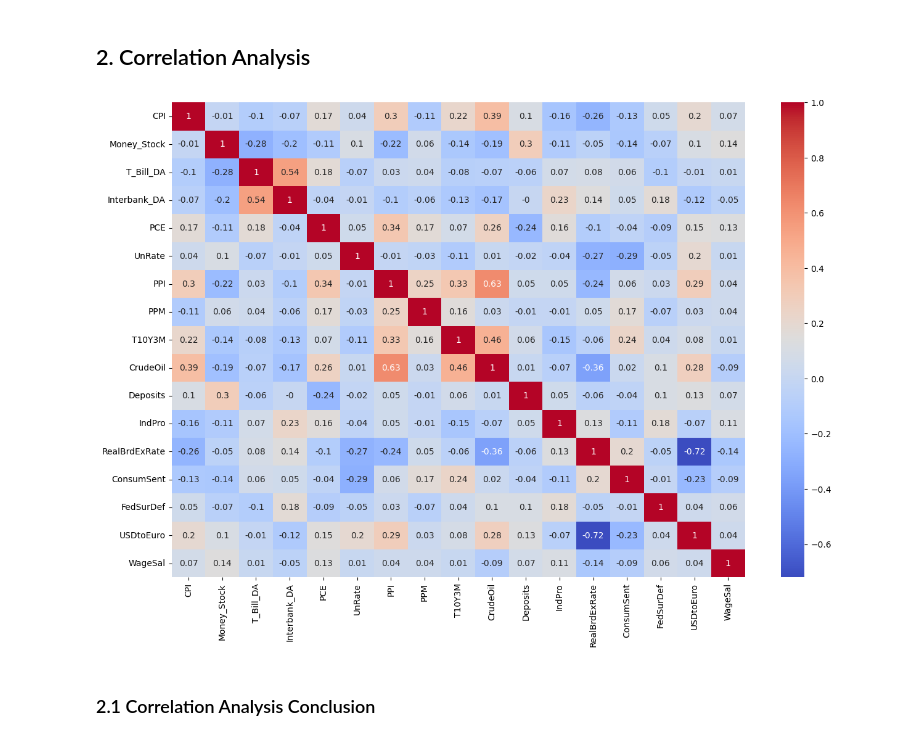
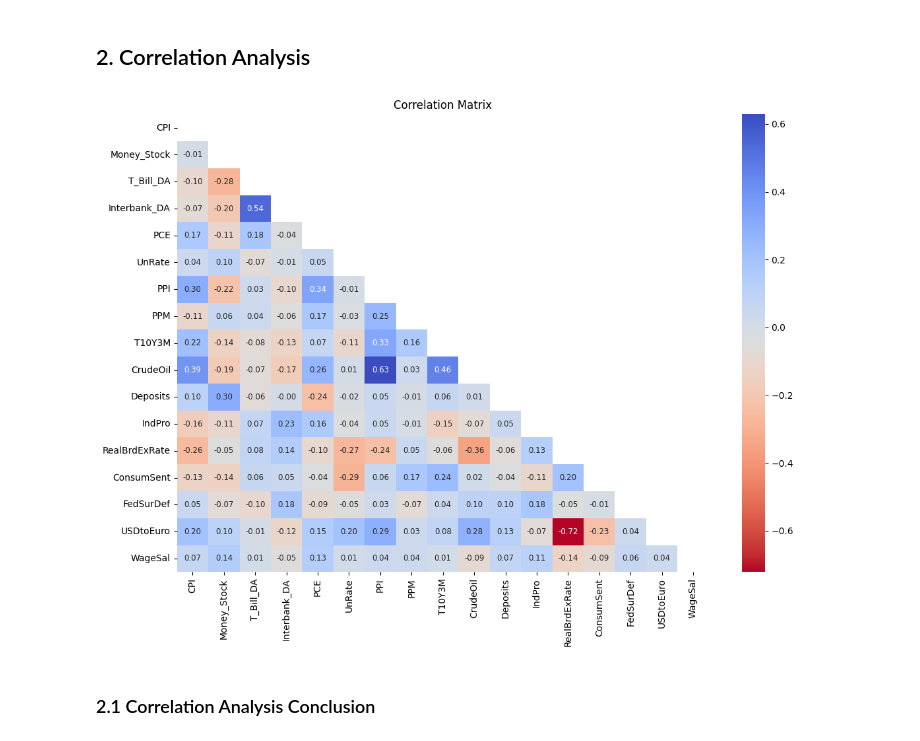
Before and after one commit to namtran6701/Inflation_Prediction, a Jupyter notebook: project_3.ipynb, the cells around one changed output. Saved outputs shown, nothing was run; the diff lists cells and outputs as text; code cells hidden in the pictures.

```diff
--- a/project_3.ipynb
+++ b/project_3.ipynb
@@ -770,14 +787,15 @@ clean_predictors = pd.DataFrame(clean_predictors, columns=predictors.columns, in
 full_data = pd.merge(second_order_diff, clean_predictors, left_index=True, right_index=True)
 # %% [markdown]
 ## 2. Correlation Analysis
-# %%
-# Calculate the correlation matrix of full_data and visualize it using heatmap
-corr_matrix = full_data.corr().round(2)
-plt.figure(figsize=(15, 10))
-sns.heatmap(corr_matrix, annot=True, cmap='coolwarm')
-plt.show()
-# %% [output]
-[figure, removed]
+# %%
+corr_matrix = full_data.corr()
+mask = np.triu(np.ones_like(corr_matrix, dtype=bool))
+plt.figure(figsize=(13, 9))
+sns.heatmap(corr_matrix, mask=mask, cmap='coolwarm_r', annot=True, fmt='.2f', annot_kws={'fontsize': 8.5})
+plt.title('Correlation Matrix')
+plt.show()
+# %% [output]
+[figure, added]
 # %% [markdown]
 ### 2.1 Correlation Analysis Conclusion
 # %% [markdown]
```
Also changed, not shown: parts of 55 cells of this notebook.
